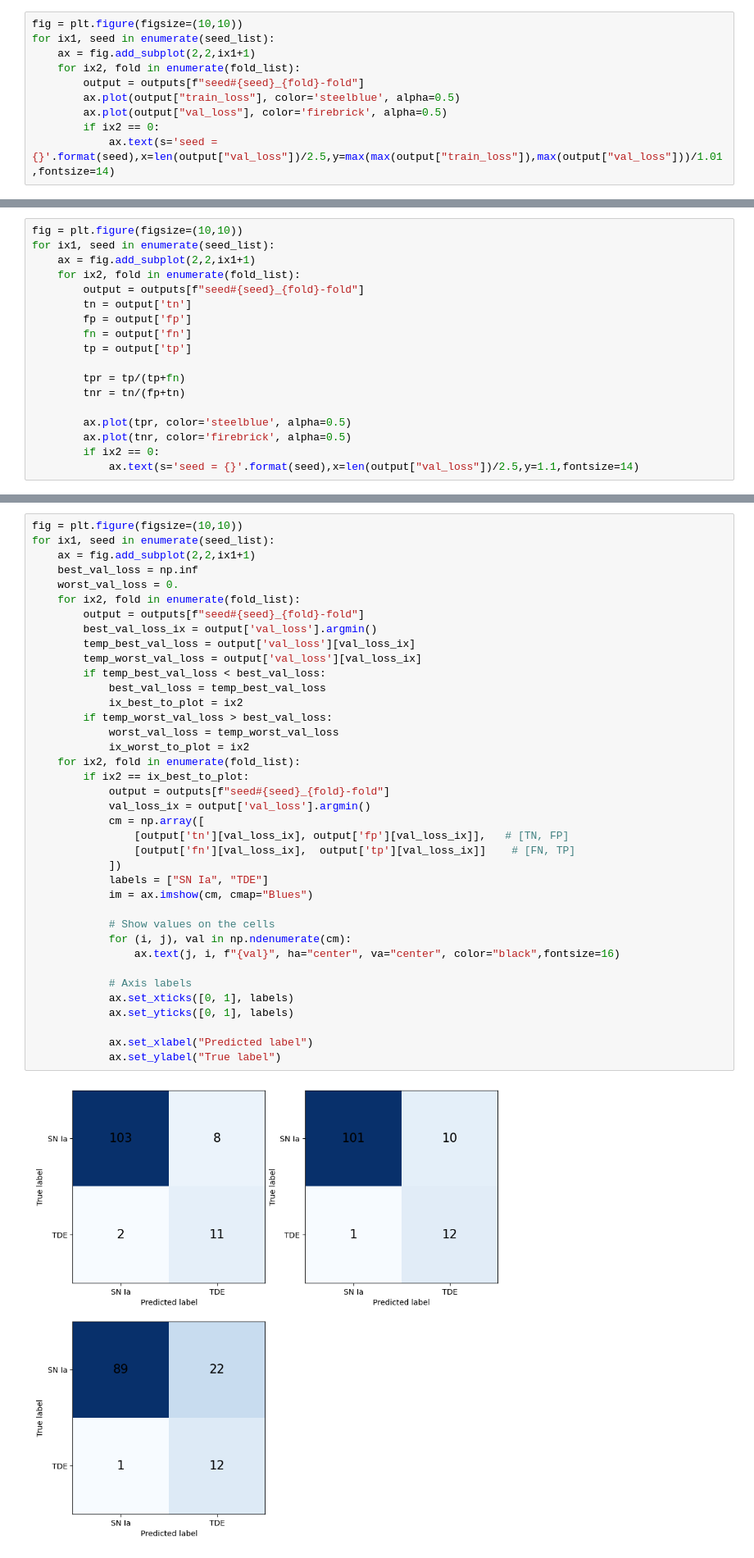
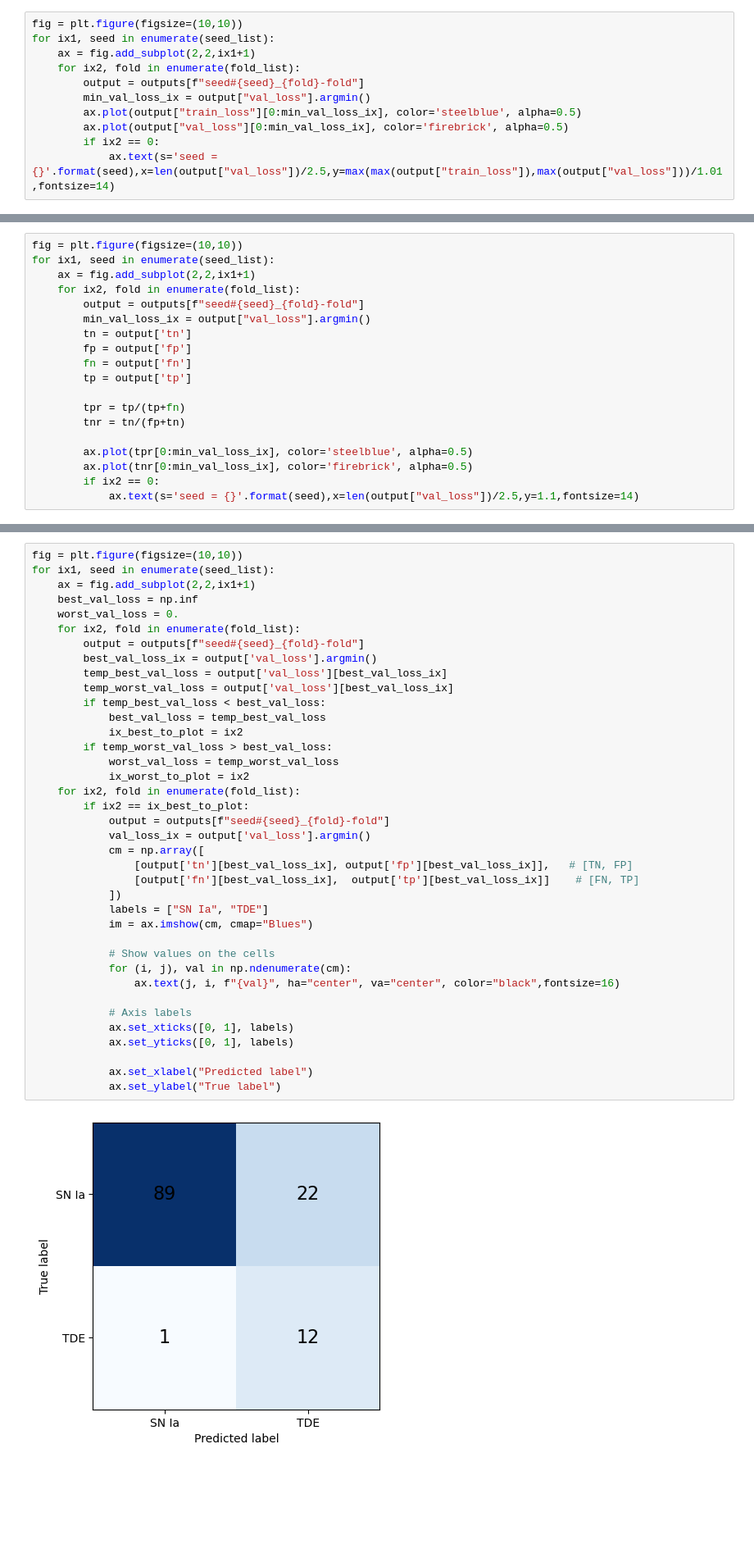
Before and after one commit to itaisfaradi/LSTransient_classifier, a Jupyter notebook: post_processing.ipynb, the cells around one changed output, grey strips where cells are left out. Shown at 82% size. Cells and saved outputs as stored; diff of their text form; blank space fills up the shorter version.

```diff
--- a/post_processing.ipynb
+++ b/post_processing.ipynb
@@ -20,8 +20,9 @@ for ix1, seed in enumerate(seed_list):
     ax = fig.add_subplot(2,2,ix1+1)
     for ix2, fold in enumerate(fold_list):
         output = outputs[f"seed#{seed}_{fold}-fold"]
-        ax.plot(output["train_loss"], color='steelblue', alpha=0.5)
-        ax.plot(output["val_loss"], color='firebrick', alpha=0.5)
+        min_val_loss_ix = output["val_loss"].argmin()
+        ax.plot(output["train_loss"][0:min_val_loss_ix], color='steelblue', alpha=0.5)
+        ax.plot(output["val_loss"][0:min_val_loss_ix], color='firebrick', alpha=0.5)
         if ix2 == 0:
             ax.text(s='seed = {}'.format(seed),x=len(output["val_loss"])/2.5,y=max(max(output["train_loss"]),max(output["val_loss"]))/1.01,fontsize=14)
 # %% [output]
@@ -34,6 +35,7 @@ for ix1, seed in enumerate(seed_list):
     ax = fig.add_subplot(2,2,ix1+1)
     for ix2, fold in enumerate(fold_list):
         output = outputs[f"seed#{seed}_{fold}-fold"]
+        min_val_loss_ix = output["val_loss"].argmin()
         tn = output['tn']
         fp = output['fp']
         fn = output['fn']
@@ -42,8 +44,8 @@ for ix1, seed in enumerate(seed_list):
         tpr = tp/(tp+fn)
         tnr = tn/(fp+tn)
 
-        ax.plot(tpr, color='steelblue', alpha=0.5)
-        ax.plot(tnr, color='firebrick', alpha=0.5)
+        ax.plot(tpr[0:min_val_loss_ix], color='steelblue', alpha=0.5)
+        ax.plot(tnr[0:min_val_loss_ix], color='firebrick', alpha=0.5)
         if ix2 == 0:
             ax.text(s='seed = {}'.format(seed),x=len(output["val_loss"])/2.5,y=1.1,fontsize=14)
 # %% [output]
@@ -58,35 +60,35 @@ for ix1, seed in enumerate(seed_list):
     worst_val_loss = 0.
     for ix2, fold in enumerate(fold_list):
         output = outputs[f"seed#{seed}_{fold}-fold"]
         best_val_loss_ix = output['val_loss'].argmin()
-        temp_best_val_loss = output['val_loss'][val_loss_ix]
-        temp_worst_val_loss = output['val_loss'][val_loss_ix]
+        temp_best_val_loss = output['val_loss'][best_val_loss_ix]
+        temp_worst_val_loss = output['val_loss'][best_val_loss_ix]
         if temp_best_val_loss < best_val_loss:
             best_val_loss = temp_best_val_loss
             ix_best_to_plot = ix2
         if temp_worst_val_loss > best_val_loss:
             worst_val_loss = temp_worst_val_loss
             ix_worst_to_plot = ix2
     for ix2, fold in enumerate(fold_list):
         if ix2 == ix_best_to_plot:
             output = outputs[f"seed#{seed}_{fold}-fold"]
             val_loss_ix = output['val_loss'].argmin()
             cm = np.array([
-                [output['tn'][val_loss_ix], output['fp'][val_loss_ix]],   # [TN, FP]
-                [output['fn'][val_loss_ix],  output['tp'][val_loss_ix]]    # [FN, TP]
+                [output['tn'][best_val_loss_ix], output['fp'][best_val_loss_ix]],   # [TN, FP]
+                [output['fn'][best_val_loss_ix],  output['tp'][best_val_loss_ix]]    # [FN, TP]
             ])
             labels = ["SN Ia", "TDE"]
             im = ax.imshow(cm, cmap="Blues")
 
             # Show values on the cells
             for (i, j), val in np.ndenumerate(cm):
                 ax.text(j, i, f"{val}", ha="center", va="center", color="black",fontsize=16)
 
             # Axis labels
             ax.set_xticks([0, 1], labels)
             ax.set_yticks([0, 1], labels)
 
             ax.set_xlabel("Predicted label")
             ax.set_ylabel("True label")
 # %% [output]
-[figure, old version]
+[figure, new version]
```
Also changed, not shown: parts of 5 cells of this notebook.
